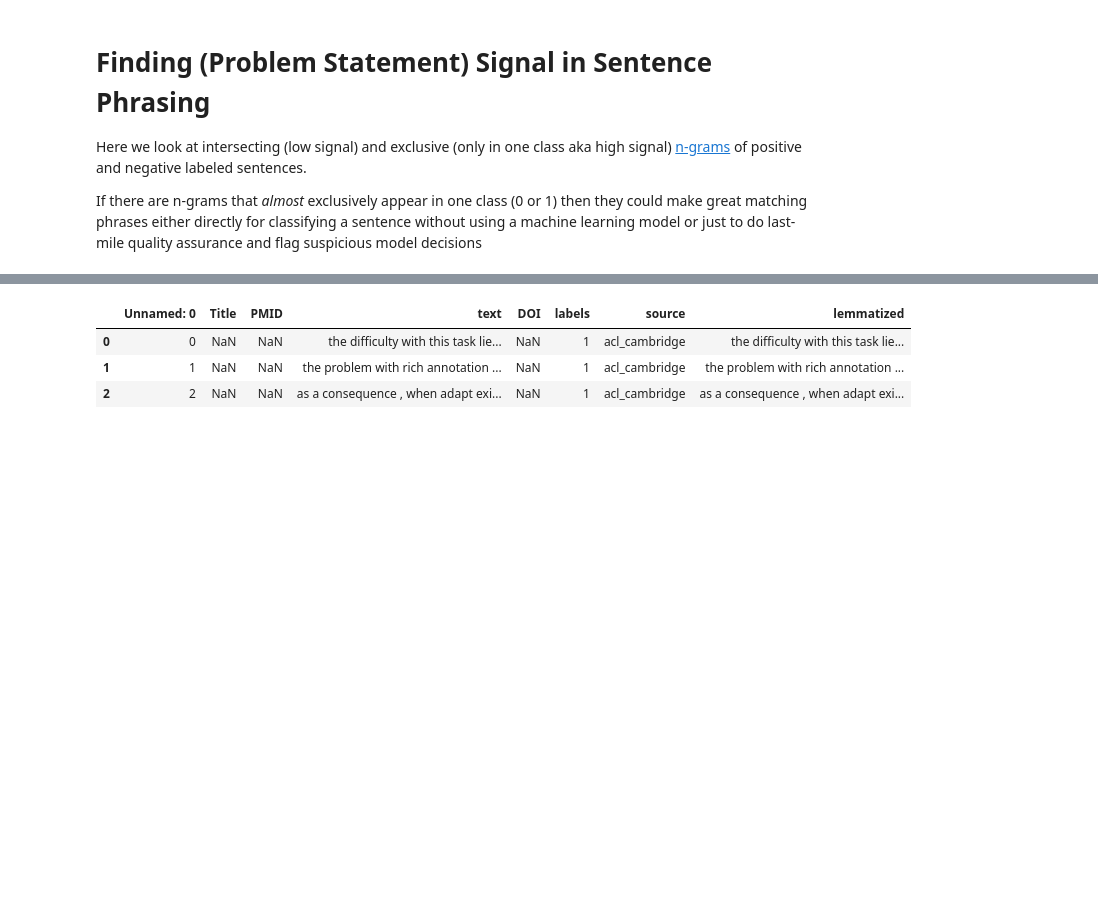
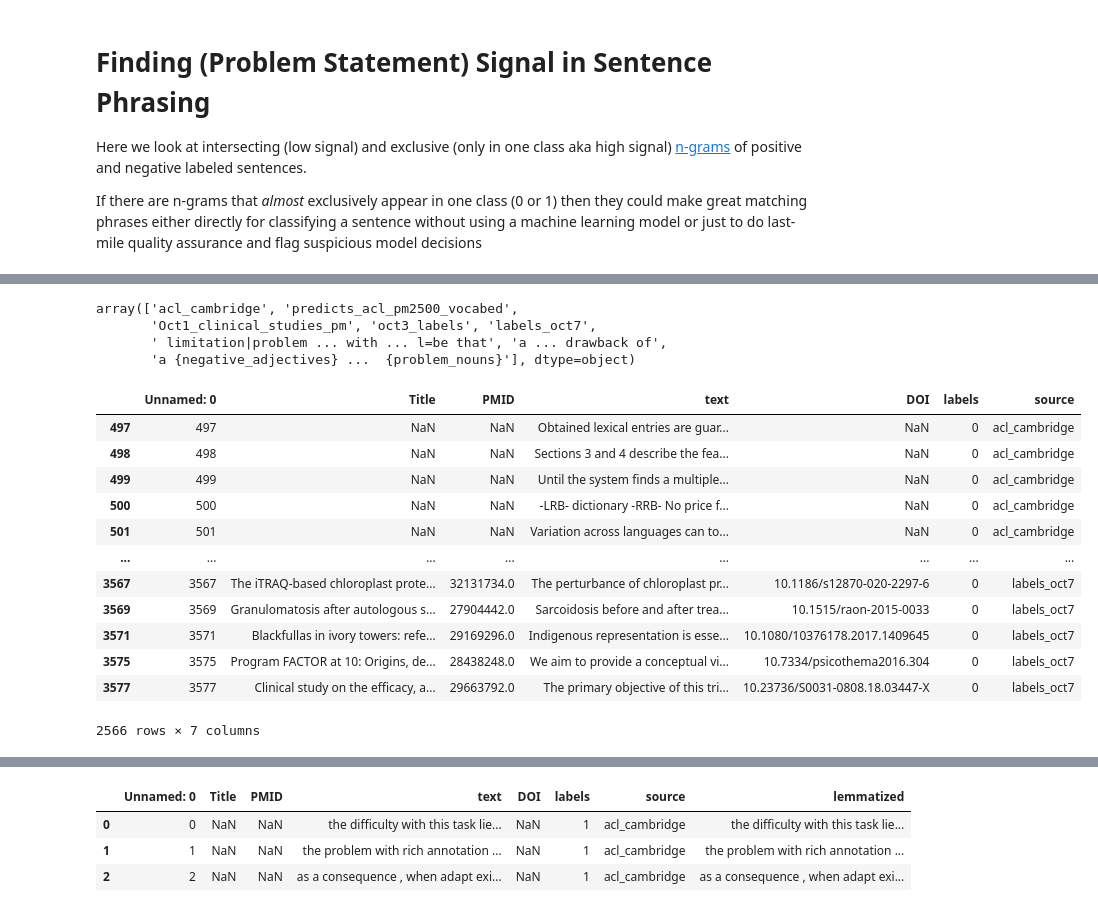
Before and after one commit to ScienceOctopus/octoflow, a Jupyter notebook: 02_text_patterns.ipynb, the cells around one changed output, grey strips where cells are left out. Drawn from its saved outputs; the diff is of its cells as text; code cells hidden in the pictures; blank space fills up the shorter version.

```diff
--- a/02_text_patterns.ipynb
+++ b/02_text_patterns.ipynb
@@ -11,0 +147,7 @@ df = pd.read_csv("datasets/problem_statements.csv")
+# %%
+df["source"].unique()
+# %% [output]
+array(['acl_cambridge', 'predicts_acl_pm2500_vocabed',
+       'Oct1_clinical_studies_pm', 'oct3_labels', 'labels_oct7',
+       ' limitation|problem ... with ... l=be that', 'a ... drawback of',
+       'a {negative_adjectives} ...  {problem_nouns}'], dtype=object)
@@ -11,0 +157,17 @@ df = pd.read_csv("datasets/problem_statements.csv")
+# %%
+dfo  = pd.read_csv("datasets/problem_statements.csv")
+dfo[dfo["labels"] == 0]
+# %% [output]
+|  | Unnamed: 0 | Title | PMID | text | DOI | labels | source |
+| 497 | 497 | NaN | NaN | Obtained lexical entries are guar... | NaN | 0 | acl_cambridge |
+| 498 | 498 | NaN | NaN | Sections 3 and 4 describe the fea... | NaN | 0 | acl_cambridge |
+| 499 | 499 | NaN | NaN | Until the system finds a multiple... | NaN | 0 | acl_cambridge |
+| 500 | 500 | NaN | NaN | -LRB- dictionary -RRB- No price f... | NaN | 0 | acl_cambridge |
+| 501 | 501 | NaN | NaN | Variation across languages can to... | NaN | 0 | acl_cambridge |
+| ... | ... | ... | ... | ... | ... | ... | ... |
+| 3567 | 3567 | The iTRAQ-based chloroplast prote... | 32131734.0 | The perturbance of chloroplast pr... | 10.1186/s12870-020-2297-6 | 0 | labels_oct7 |
+| 3569 | 3569 | Granulomatosis after autologous s... | 27904442.0 | Sarcoidosis before and after trea... | 10.1515/raon-2015-0033 | 0 | labels_oct7 |
+| 3571 | 3571 | Blackfullas in ivory towers: refe... | 29169296.0 | Indigenous representation is esse... | 10.1080/10376178.2017.1409645 | 0 | labels_oct7 |
+| 3575 | 3575 | Program FACTOR at 10: Origins, de... | 28438248.0 | We aim to provide a conceptual vi... | 10.7334/psicothema2016.304 | 0 | labels_oct7 |
+| 3577 | 3577 | Clinical study on the efficacy, a... | 29663792.0 | The primary objective of this tri... | 10.23736/S0031-0808.18.03447-X | 0 | labels_oct7 |
+2566 rows × 7 columns
```
Also changed, not shown: parts of 25 cells of this notebook, 1 other file.
